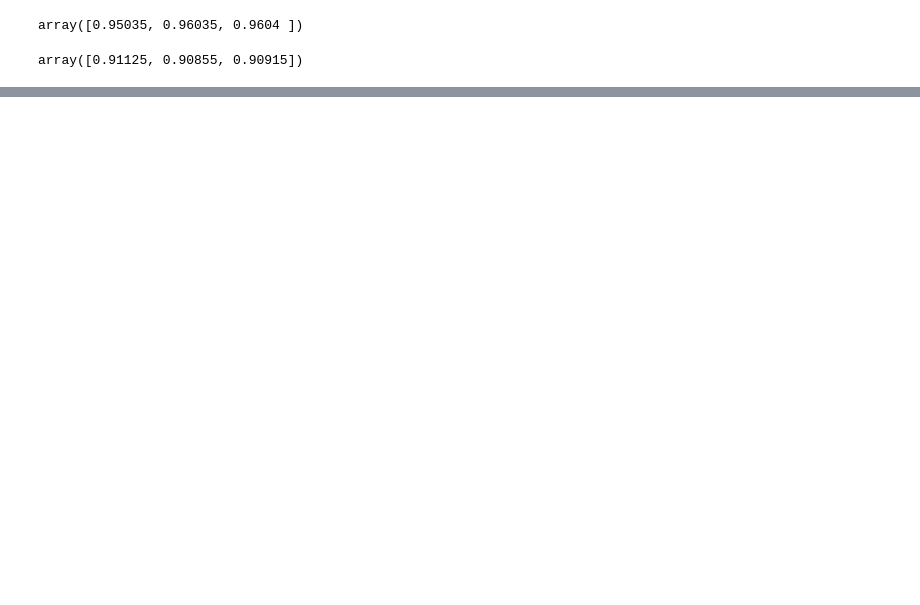
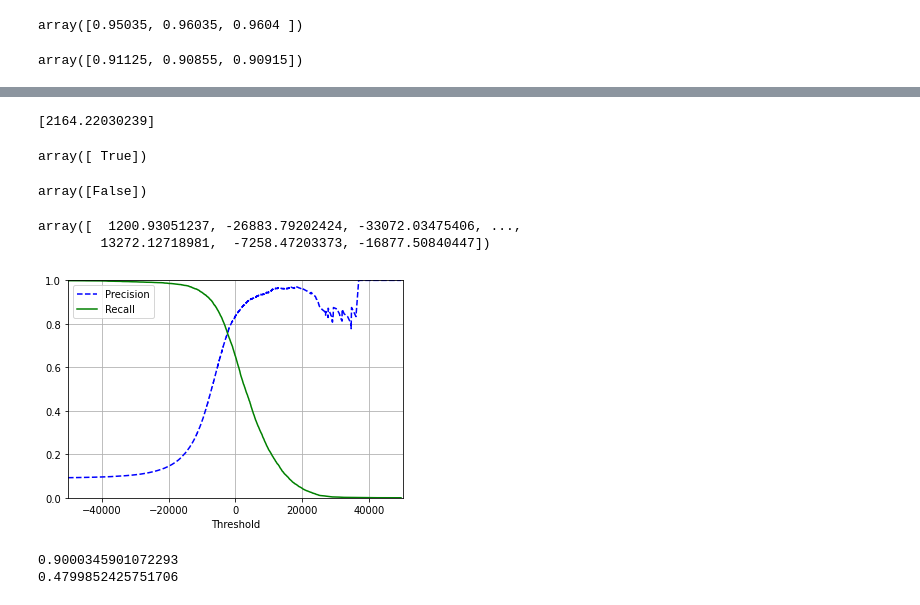
Before and after one commit to JesusNoelValMo/Machine_Learning_Book, a Jupyter notebook: Chapter_3_Classification/Classification.ipynb, the cells around one changed output, grey strips where cells are left out. Cells and saved outputs as stored; diff of their text form; code cells hidden in the pictures; blank space fills up the shorter version.

Commit message:
Adding examples of precision and recall to the classifier notebook

```diff
--- a/Chapter_3_Classification/Classification.ipynb
+++ b/Chapter_3_Classification/Classification.ipynb
@@ -127,0 +191,59 @@ array([0.91125, 0.90855, 0.90915])
+# %%
+y_scores = sgd_clf.decision_function([some_digit])
+print(y_scores)
+threshold = 0
+y_some_digit_predict = (y_scores > threshold )
+y_some_digit_predict #predicts a True positive!
+# %% [output]
+[2164.22030239]
+array([ True])
+# %%
+#raising the threshold the recall value is reduced
+threshold = 3000
+y_some_digit_predict = (y_scores > threshold)
+y_some_digit_predict #predicts a False negative!
+# %% [output]
+array([False])
+# %%
+#Let's decide wich threshold use
+#first have an array with all the scores of all the instances in the training set
+#specifying that we want the decision scores
+y_scores = cross_val_predict(sgd_clf, X_train, y_train_5, cv=3,
+                             method="decision_function")
+y_scores
+# %% [output]
+array([  1200.93051237, -26883.79202424, -33072.03475406, ...,
+        13272.12718981,  -7258.47203373, -16877.50840447])
+# %%
+
+from sklearn.metrics import precision_recall_curve
+
+precisions, recalls, thresholds = precision_recall_curve()
+# %%
+#Now let's plot our precisions and recalls as functions of the threshold value
+
+def plot_decision_recall_vs_threshold(precisions, recalls, thresholds):
+  plt.plot(thresholds, precisions[:-1], "b--", label="Precision" )
+  plt.plot(thresholds, recalls[:-1], "g-", label="Recall")
+  plt.grid(which="both")
+  plt.legend()
+  plt.xlim(-50000,50000)
+  plt.ylim(0,1)
+  plt.xlabel("Threshold")
+  plt.xticks([-40000,-20000,0, 20000, 40000])
+
+def plot_precision_vs_recall(Precisions, Recalls):
+  plt.plot(Recalls[:-1], Precisions[:-1], "b--", label="Precision" )
+
+  plt.grid(which="both")
+  plt.legend()
+  plt.xlim(0,1)
+  plt.ylim(0,1)
+  plt.xlabel("Recall")
+  plt.ylabel("Precision")
+# %%
+plot_decision_recall_vs_threshold(precisions, recalls, thresholds)
+#plot_precision_vs_recall(precisions, recalls)
+plt.show()
+# %% [output]
+[figure, added]
@@ -127,0 +254,7 @@ array([0.91125, 0.90855, 0.90915])
+# %%
+print(precision_score(y_train_5, y_train_pred_90))
+
+print(recall_score(y_train_5, y_train_pred_90))
+# %% [output]
+0.9000345901072293
+0.4799852425751706
```
Also changed, not shown: parts of 8 cells of this notebook.
